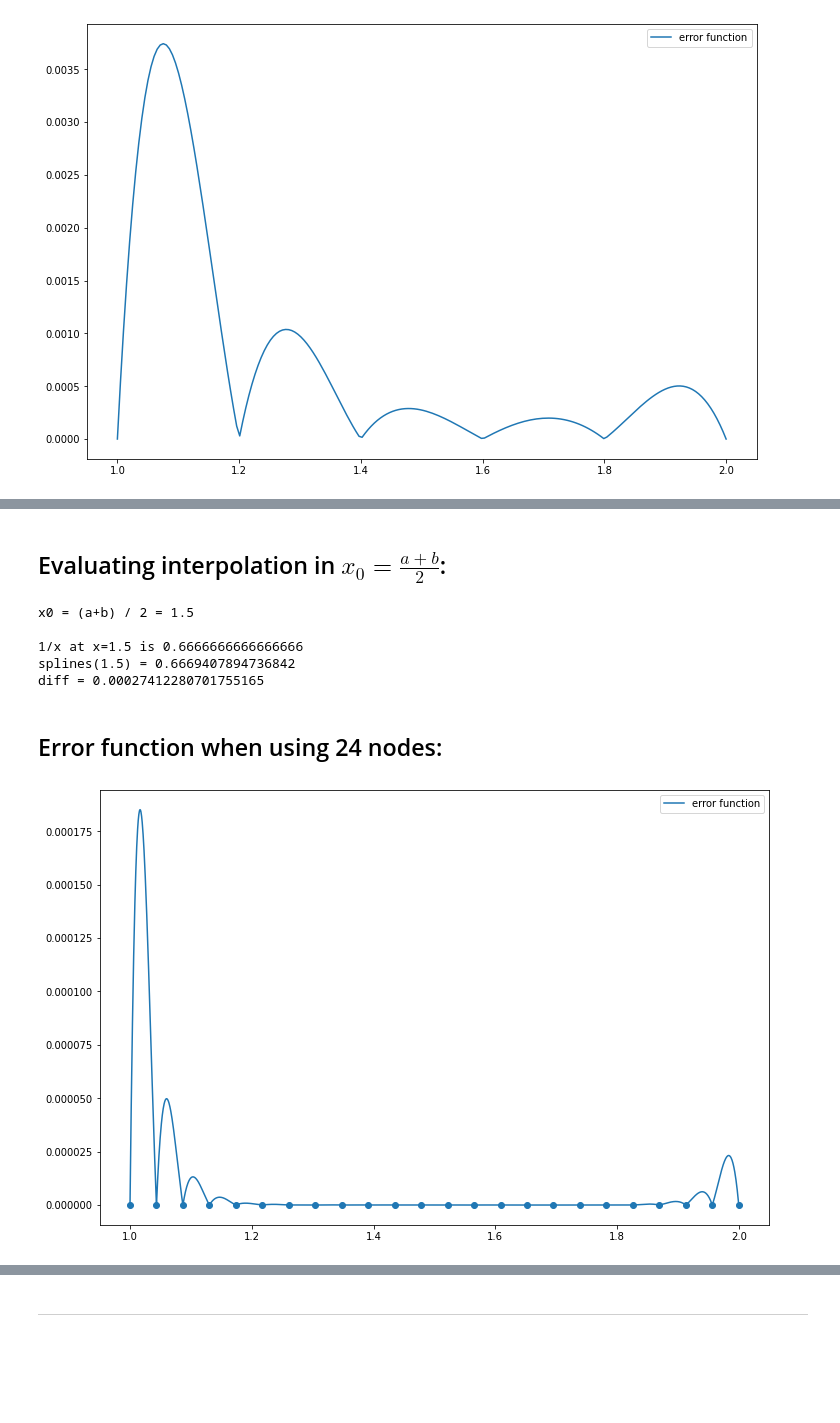
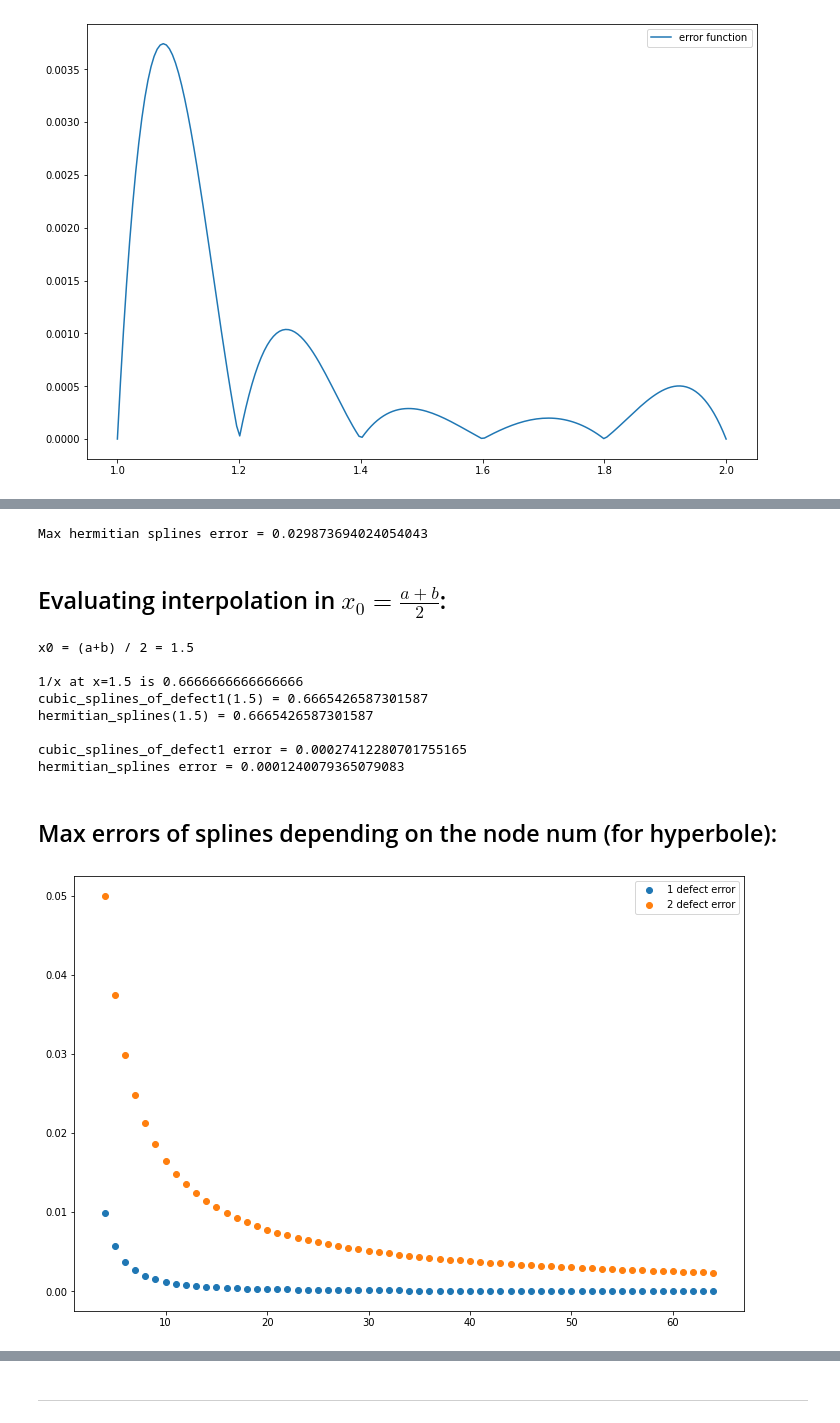
Before and after one commit to rosteeslove/bsuir-4th-term-python-stuff, a Jupyter notebook: numerical_analysis_methods/splineinterpolation/notebook.ipynb, the cells around one changed output, grey strips where cells are left out. Cells and saved outputs as stored; diff of their text form; code cells hidden in the pictures; blank space fills up the shorter version.

Commit message:
splines pretty much done

```diff
--- a/numerical_analysis_methods/splineinterpolation/notebook.ipynb
+++ b/numerical_analysis_methods/splineinterpolation/notebook.ipynb
@@ -133,3 +199,8 @@ plt.show()
+# %%
+max_error = methods.interpolation_error(hyperbole, nodes, methods.hermitian_approx)
+print(f'Max hermitian splines error = {max_error}')
+# %% [output]
+Max hermitian splines error = 0.029873694024054043
 # %% [markdown]
 ## Evaluating interpolation in $x_0 = \frac{a+b}{2}$:
 # %%
@@ -138,33 +209,49 @@ x0 = (a+b) / 2
 y01 = hyperbole(x0)
 desired_spline = splines[2]
 y02 = desired_spline(x0 - xs[3])
+diff = abs(y01-y02)
+
+desired_spline = hsplines[2]
+y02 = desired_spline(x0 - xs[3])
+hdiff = abs(y01-y02)
 
 print(f'x0 = (a+b) / 2 = {x0}\n')
 print(f'1/x at x={x0} is {y01}')
-print(f'splines({x0}) = {y02}')
-print(f'diff = {abs(y01-y02)}')
+print(f'cubic_splines_of_defect1({x0}) = {y02}')
+print(f'hermitian_splines({x0}) = {y02}\n')
+print(f'cubic_splines_of_defect1 error = {diff}')
+print(f'hermitian_splines error = {hdiff}')
 # %% [output]
 x0 = (a+b) / 2 = 1.5
 
 1/x at x=1.5 is 0.6666666666666666
-splines(1.5) = 0.6669407894736842
-diff = 0.00027412280701755165
+cubic_splines_of_defect1(1.5) = 0.6665426587301587
+hermitian_splines(1.5) = 0.6665426587301587
+
+cubic_splines_of_defect1 error = 0.00027412280701755165
+hermitian_splines error = 0.0001240079365079083
-# %% [markdown]
-## Error function when using 24 nodes:
+# %% [markdown]
+## Max errors of splines depending on the node num (for hyperbole):
 # %%
-nodes_num = 24
+n1 = 4
+n2 = 64
 
-xs = np.linspace(a, b, nodes_num)
-ys = np.array([hyperbole(x) for x in xs])
-nodes = [(x, y) for (x, y) in zip(xs, ys)]
+nodes_nums = [i for i in range(n1, n2+1)]
+maxes = []
+hmaxes = []
 
-approx = methods.approx_beta(nodes)
-domain = np.linspace(xs[0], xs[-1], 2000)
+for nodes_num in nodes_nums:
+    xs = np.linspace(a, b, nodes_num)
+    ys = np.array([hyperbole(x) for x in xs])
+    nodes = [(x, y) for (x, y) in zip(xs, ys)]
 
-plt.scatter(xs, [0 for _ in xs])
+    maxes.append(methods.interpolation_error(hyperbole, nodes, methods.approx_beta))
+    hmaxes.append(methods.interpolation_error(hyperbole, nodes, methods.hermitian_approx))
 
-plt.plot(domain, [abs(hyperbole(x) - approx(x)) for x in domain], label='error function')
+plt.scatter(nodes_nums, maxes, label='1 defect error')
+plt.scatter(nodes_nums, hmaxes, label='2 defect error')
+
 plt.legend()
 plt.show()
 # %% [output]
-[figure, old version]
+[figure, new version]
```
Also changed, not shown: parts of 33 cells of this notebook, 1 other file.
